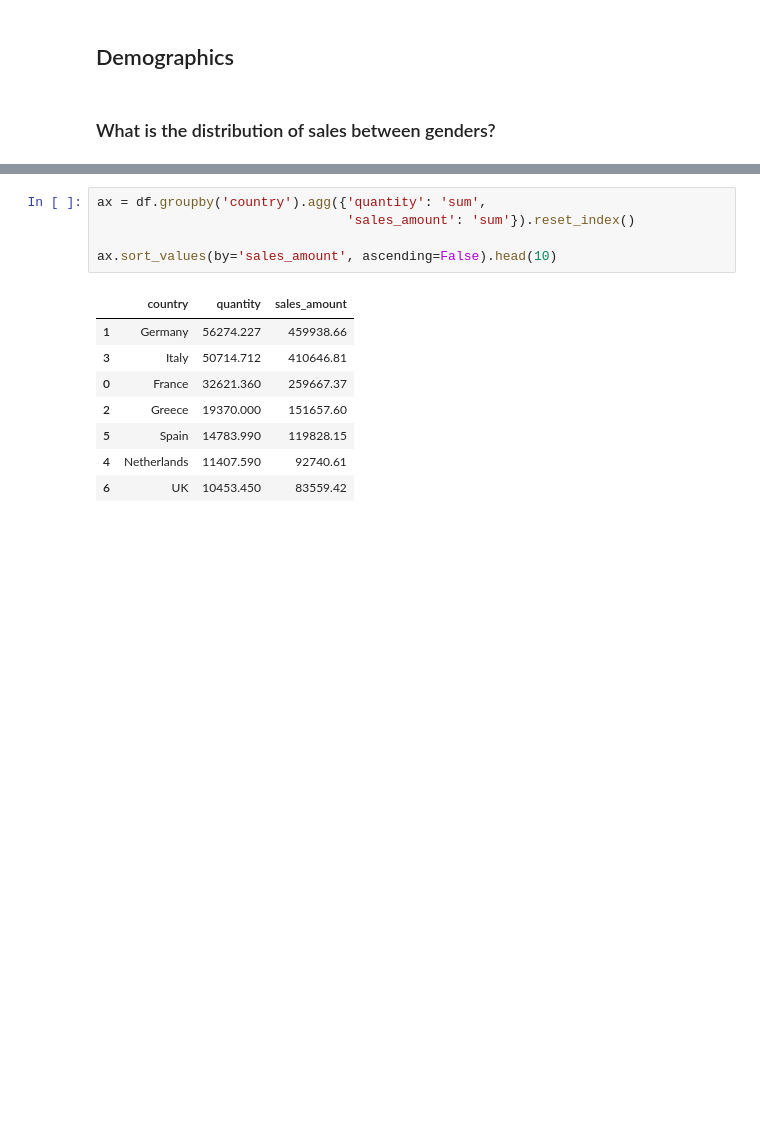
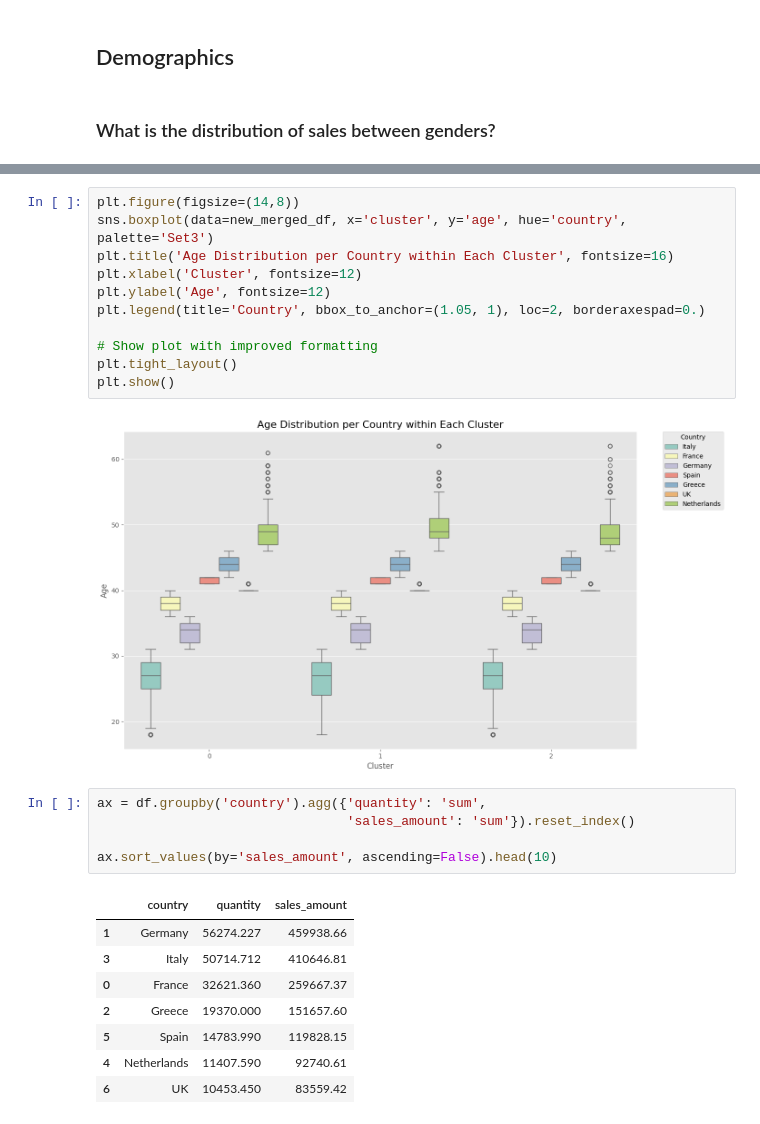
Before and after one commit to jtprado/capstone, a Jupyter notebook: eda.ipynb, the cells around one changed output, grey strips where cells are left out. Saved outputs shown, nothing was run; the diff lists cells and outputs as text; blank space fills up the shorter version.

```diff
--- a/eda.ipynb
+++ b/eda.ipynb
@@ -456,3 +546,16 @@ df['age'].hist(bins=10)
+# %%
+plt.figure(figsize=(14,8))
+sns.boxplot(data=new_merged_df, x='cluster', y='age', hue='country', palette='Set3')
+plt.title('Age Distribution per Country within Each Cluster', fontsize=16)
+plt.xlabel('Cluster', fontsize=12)
+plt.ylabel('Age', fontsize=12)
+plt.legend(title='Country', bbox_to_anchor=(1.05, 1), loc=2, borderaxespad=0.)
+
+# Show plot with improved formatting
+plt.tight_layout()
+plt.show()
+# %% [output]
+[figure, added]
 # %%
 ax = df.groupby('country').agg({'quantity': 'sum',
                                 'sales_amount': 'sum'}).reset_index()
```
Also changed, not shown: parts of 51 cells of this notebook.
